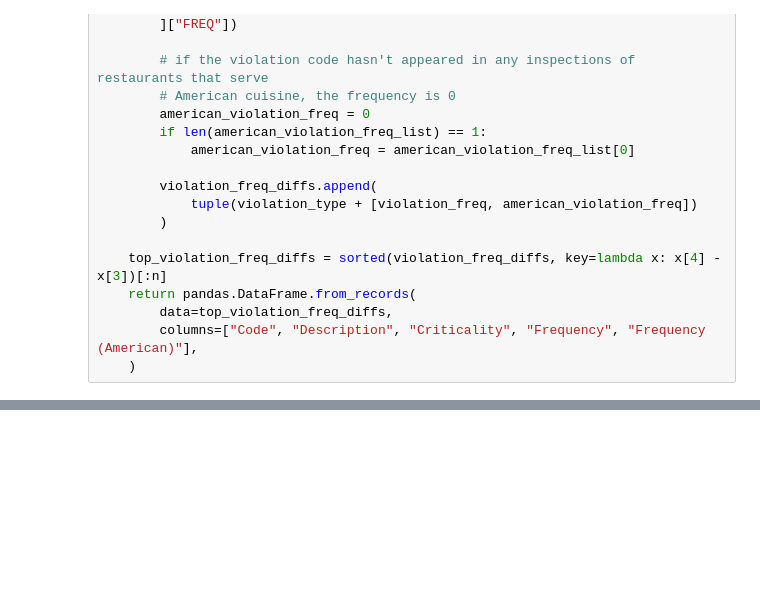
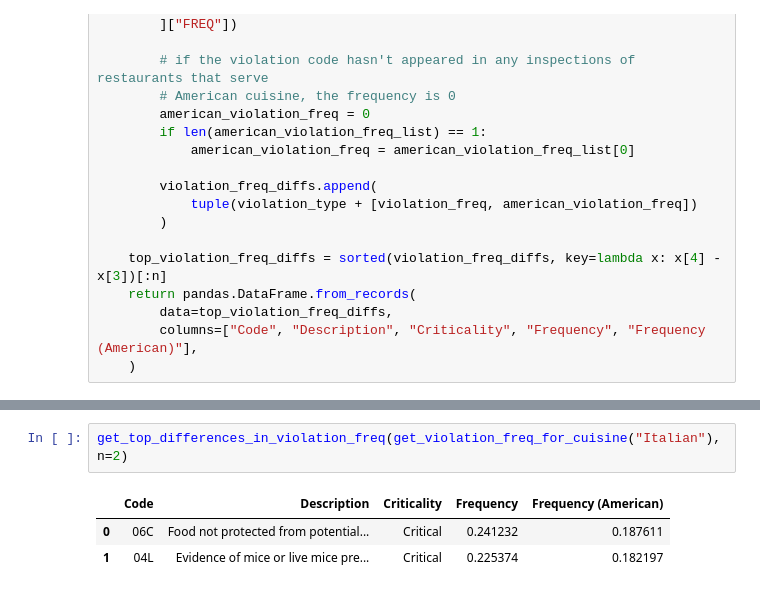
Before and after one commit to ryanbald/data-512-a4, a Jupyter notebook: NYC Food Inspection Data.ipynb, the cells around one changed output, grey strips where cells are left out. Cells and saved outputs as stored; diff of their text form; blank space fills up the shorter version.

```diff
--- a/NYC Food Inspection Data.ipynb
+++ b/NYC Food Inspection Data.ipynb
@@ -775,0 +774,6 @@ get_top_differences_in_violation_freq(chinese_violation_freq_df)
+# %%
+get_top_differences_in_violation_freq(get_violation_freq_for_cuisine("Italian"), n=2)
+# %% [output]
+|  | Code | Description | Criticality | Frequency | Frequency (American) |
+| 0 | 06C | Food not protected from potential... | Critical | 0.241232 | 0.187611 |
+| 1 | 04L | Evidence of mice or live mice pre... | Critical | 0.225374 | 0.182197 |
```
Also changed, not shown: parts of 19 cells of this notebook.
